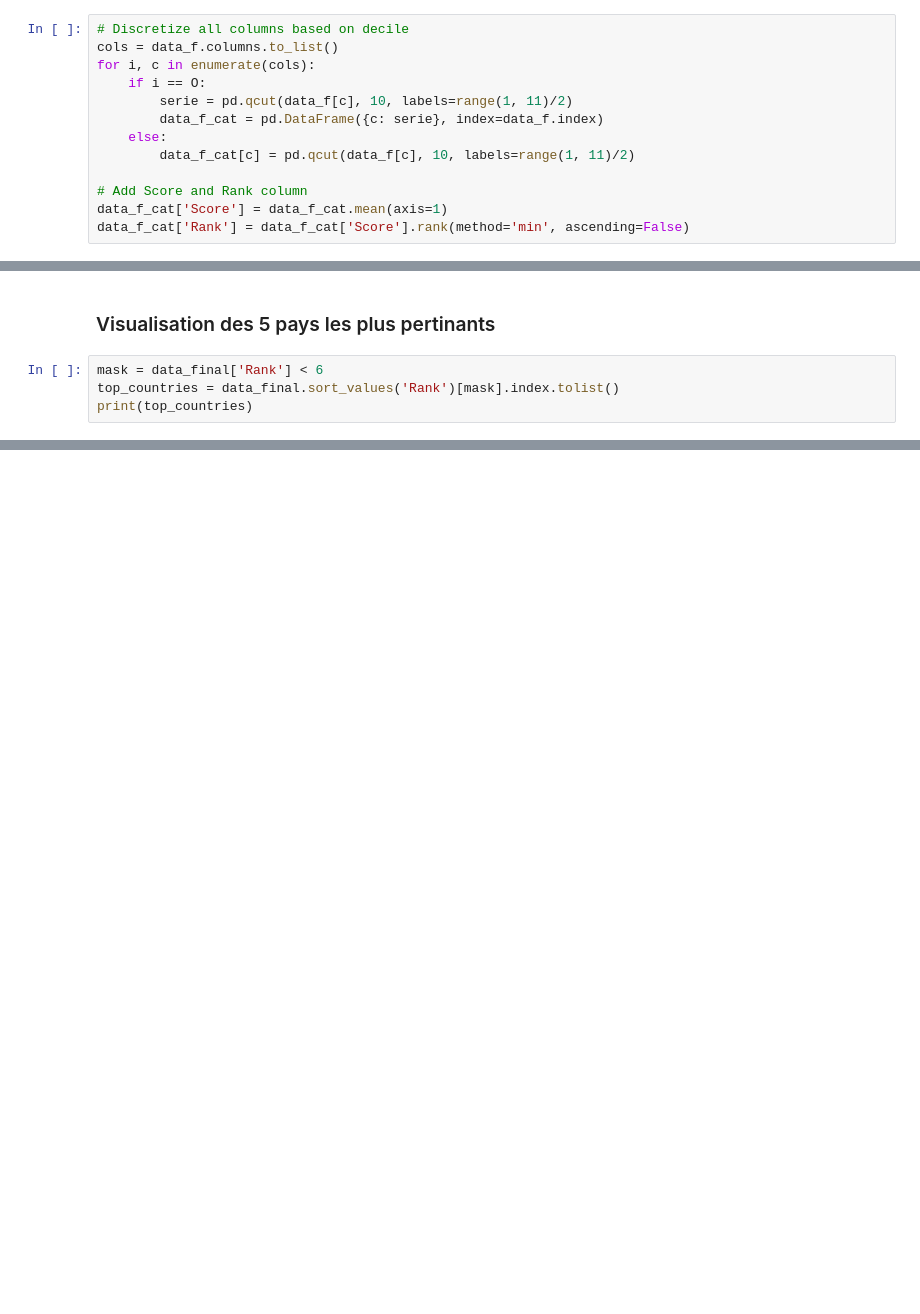
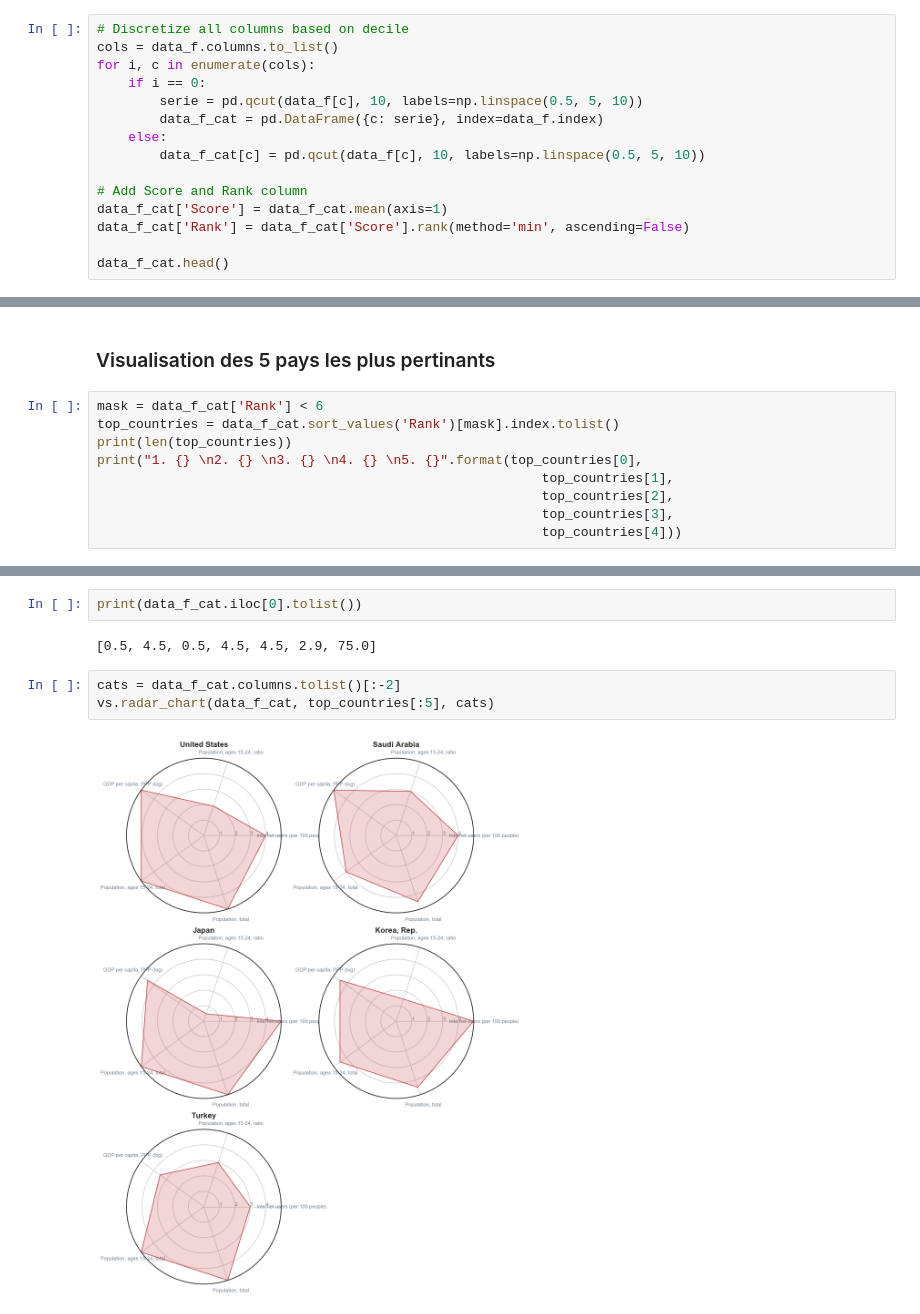
Before and after one commit to Pierre-Eloi/OC_DS_Project2, a Jupyter notebook: Project_2.ipynb, the cells around one changed output, grey strips where cells are left out. Saved outputs shown, nothing was run; the diff lists cells and outputs as text; blank space fills up the shorter version.

Commit message:
Ajout de la fonction pour tracer les radar plots. Les radar plots des cinq premiers pays ont été ajoutés.

```diff
--- a/Project_2.ipynb
+++ b/Project_2.ipynb
@@ -407,12 +560,14 @@ A ce propos, j'ai préféré garder la population totale des 15-24 et non seulem
 # Discretize all columns based on decile
 cols = data_f.columns.to_list()
 for i, c in enumerate(cols):
-    if i == O:
-        serie = pd.qcut(data_f[c], 10, labels=range(1, 11)/2)
+    if i == 0:
+        serie = pd.qcut(data_f[c], 10, labels=np.linspace(0.5, 5, 10))
         data_f_cat = pd.DataFrame({c: serie}, index=data_f.index)
     else:
-        data_f_cat[c] = pd.qcut(data_f[c], 10, labels=range(1, 11)/2)
+        data_f_cat[c] = pd.qcut(data_f[c], 10, labels=np.linspace(0.5, 5, 10))
 
 # Add Score and Rank column
 data_f_cat['Score'] = data_f_cat.mean(axis=1)
 data_f_cat['Rank'] = data_f_cat['Score'].rank(method='min', ascending=False)
+
+data_f_cat.head()
@@ -419,7 +582,12 @@ data_f_cat['Rank'] = data_f_cat['Score'].rank(method='min', ascending=False)
 # %% [markdown]
 ### Visualisation des 5 pays les plus pertinants
 # %%
-mask = data_final['Rank'] < 6
-top_countries = data_final.sort_values('Rank')[mask].index.tolist()
-print(top_countries)
+mask = data_f_cat['Rank'] < 6
+top_countries = data_f_cat.sort_values('Rank')[mask].index.tolist()
+print(len(top_countries))
+print("1. {} \n2. {} \n3. {} \n4. {} \n5. {}".format(top_countries[0],
+                                                         top_countries[1],
+                                                         top_countries[2],
+                                                         top_countries[3],
+                                                         top_countries[4]))
 # %% [output]
@@ -451,0 +604,9 @@ plt.show()
+# %%
+print(data_f_cat.iloc[0].tolist())
+# %% [output]
+[0.5, 4.5, 0.5, 4.5, 4.5, 2.9, 75.0]
+# %%
+cats = data_f_cat.columns.tolist()[:-2]
+vs.radar_chart(data_f_cat, top_countries[:5], cats)
+# %% [output]
+[figure, added]
```
Also changed, not shown: parts of 37 cells of this notebook, 1 other file.
